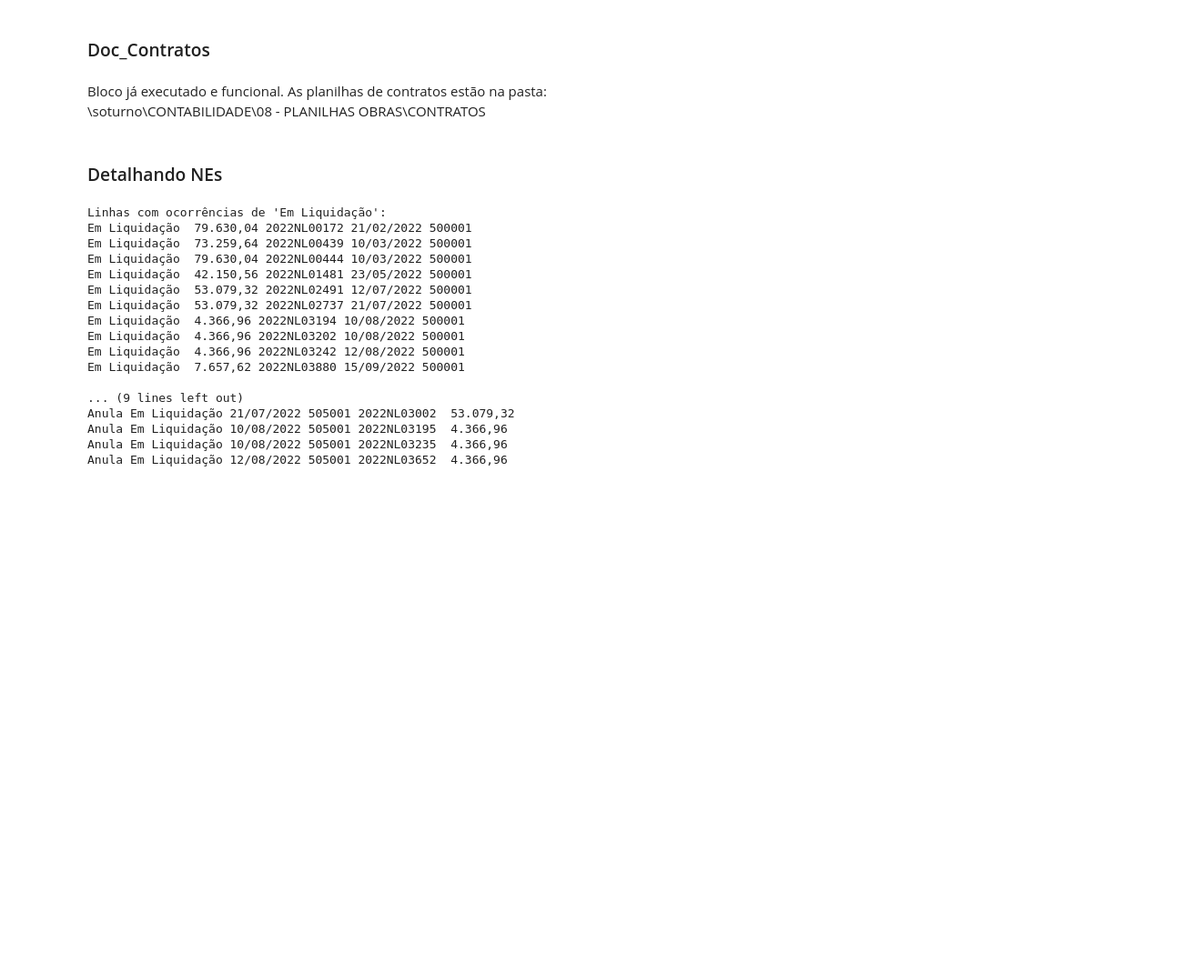
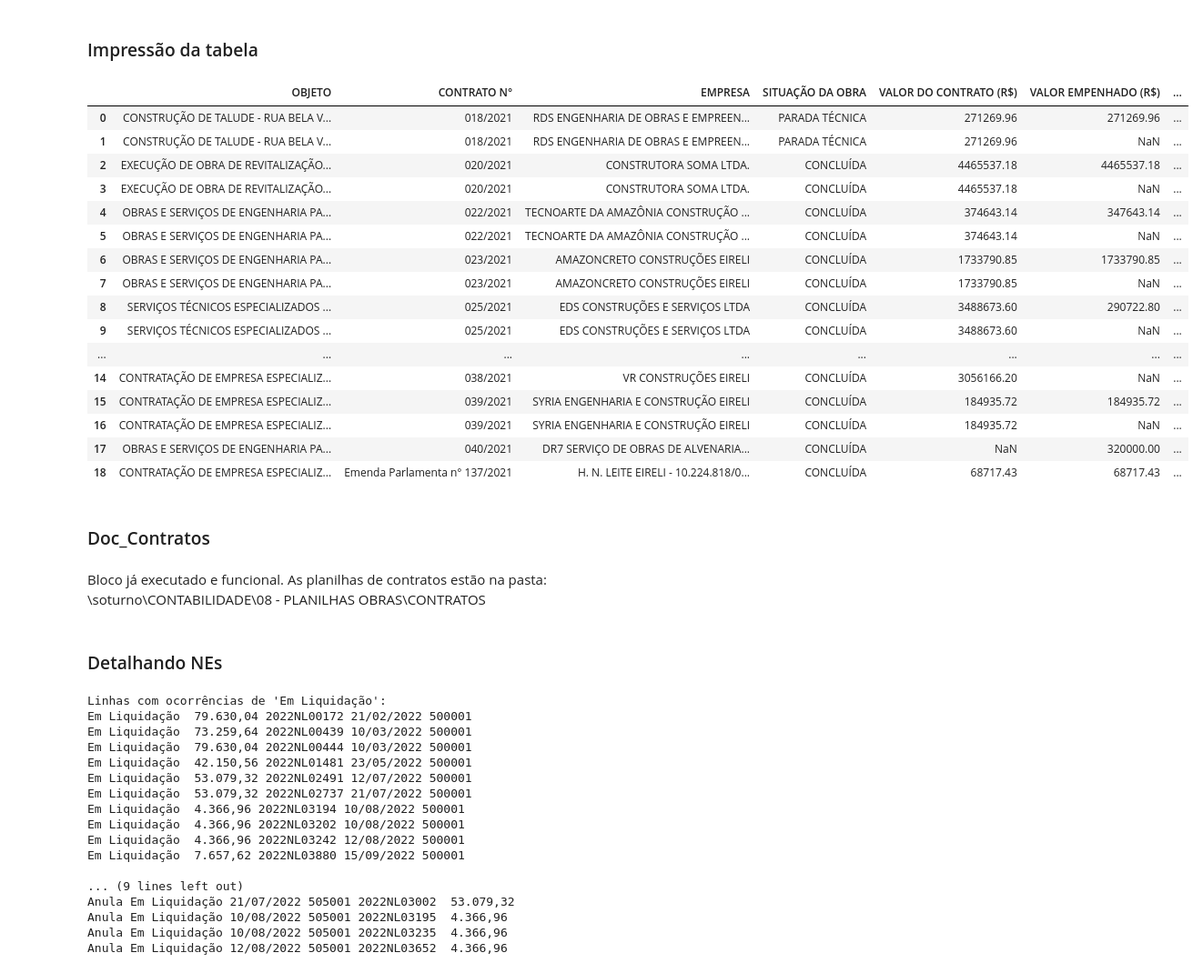
Before and after one commit to luamAP/Projeto-Controle_de_obras, a Jupyter notebook: controle_obras.ipynb, the cells around one changed output. Shown at 91% size. Saved outputs shown, nothing was run; the diff lists cells and outputs as text; code cells hidden in the pictures; blank space fills up the shorter version.

```diff
--- a/controle_obras.ipynb
+++ b/controle_obras.ipynb
@@ -26,6 +26,32 @@ import win32com.client
 from tkinter import Tk
 import os
 import re
+# %% [markdown]
+### Impressão da tabela
+# %%
+import pandas as pd
+
+excel = pd.read_excel(r'obras_2021.xlsx')
+
+excel
+# %% [output]
+|  | OBJETO | CONTRATO N° | EMPRESA | SITUAÇÃO DA OBRA | VALOR DO CONTRATO (R$) | VALOR EMPENHADO (R$) | ... |
+| 0 | CONSTRUÇÃO DE TALUDE - RUA BELA V... | 018/2021 | RDS ENGENHARIA DE OBRAS E EMPREEN... | PARADA TÉCNICA | 271269.96 | 271269.96 | ... |
+| 1 | CONSTRUÇÃO DE TALUDE - RUA BELA V... | 018/2021 | RDS ENGENHARIA DE OBRAS E EMPREEN... | PARADA TÉCNICA | 271269.96 | NaN | ... |
+| 2 | EXECUÇÃO DE OBRA DE REVITALIZAÇÃO... | 020/2021 | CONSTRUTORA SOMA LTDA. | CONCLUÍDA | 4465537.18 | 4465537.18 | ... |
+| 3 | EXECUÇÃO DE OBRA DE REVITALIZAÇÃO... | 020/2021 | CONSTRUTORA SOMA LTDA. | CONCLUÍDA | 4465537.18 | NaN | ... |
+| 4 | OBRAS E SERVIÇOS DE ENGENHARIA PA... | 022/2021 | TECNOARTE DA AMAZÔNIA CONSTRUÇÃO ... | CONCLUÍDA | 374643.14 | 347643.14 | ... |
+| 5 | OBRAS E SERVIÇOS DE ENGENHARIA PA... | 022/2021 | TECNOARTE DA AMAZÔNIA CONSTRUÇÃO ... | CONCLUÍDA | 374643.14 | NaN | ... |
+| 6 | OBRAS E SERVIÇOS DE ENGENHARIA PA... | 023/2021 | AMAZONCRETO CONSTRUÇÕES EIRELI | CONCLUÍDA | 1733790.85 | 1733790.85 | ... |
+| 7 | OBRAS E SERVIÇOS DE ENGENHARIA PA... | 023/2021 | AMAZONCRETO CONSTRUÇÕES EIRELI | CONCLUÍDA | 1733790.85 | NaN | ... |
+| 8 | SERVIÇOS TÉCNICOS ESPECIALIZADOS ... | 025/2021 | EDS CONSTRUÇÕES E SERVIÇOS LTDA | CONCLUÍDA | 3488673.60 | 290722.80 | ... |
+| 9 | SERVIÇOS TÉCNICOS ESPECIALIZADOS ... | 025/2021 | EDS CONSTRUÇÕES E SERVIÇOS LTDA | CONCLUÍDA | 3488673.60 | NaN | ... |
+| ... | ... | ... | ... | ... | ... | ... | ... |
+| 14 | CONTRATAÇÃO DE EMPRESA ESPECIALIZ... | 038/2021 | VR CONSTRUÇÕES EIRELI | CONCLUÍDA | 3056166.20 | NaN | ... |
+| 15 | CONTRATAÇÃO DE EMPRESA ESPECIALIZ... | 039/2021 | SYRIA ENGENHARIA E CONSTRUÇÃO EIRELI | CONCLUÍDA | 184935.72 | 184935.72 | ... |
+| 16 | CONTRATAÇÃO DE EMPRESA ESPECIALIZ... | 039/2021 | SYRIA ENGENHARIA E CONSTRUÇÃO EIRELI | CONCLUÍDA | 184935.72 | NaN | ... |
+| 17 | OBRAS E SERVIÇOS DE ENGENHARIA PA... | 040/2021 | DR7 SERVIÇO DE OBRAS DE ALVENARIA... | CONCLUÍDA | NaN | 320000.00 | ... |
+| 18 | CONTRATAÇÃO DE EMPRESA ESPECIALIZ... | Emenda Parlamenta n° 137/2021 | H. N. LEITE EIRELI - 10.224.818/0... | CONCLUÍDA | 68717.43 | 68717.43 | ... |
 # %% [markdown]
 ### Doc_Contratos
 # %% [markdown]
```
Also changed, not shown: 15 other files.
